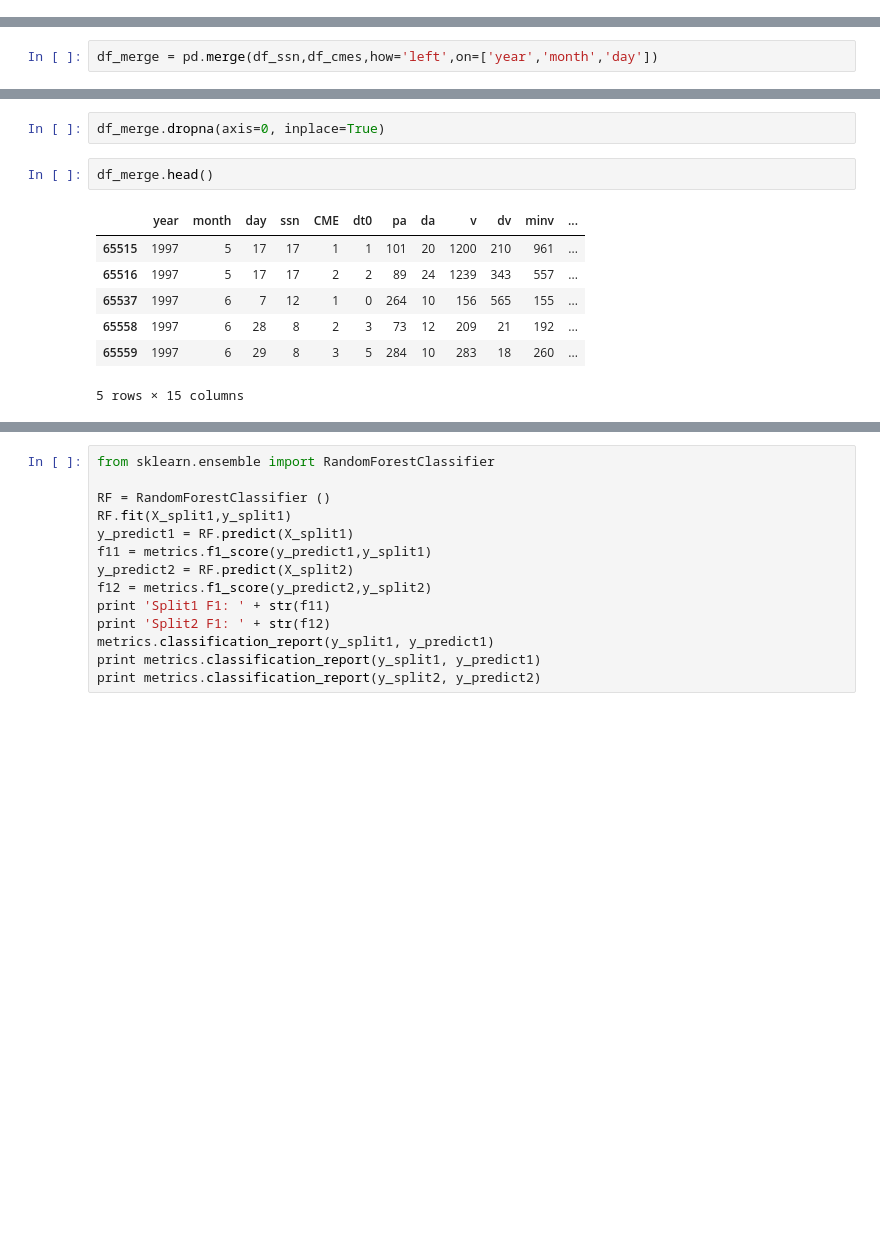
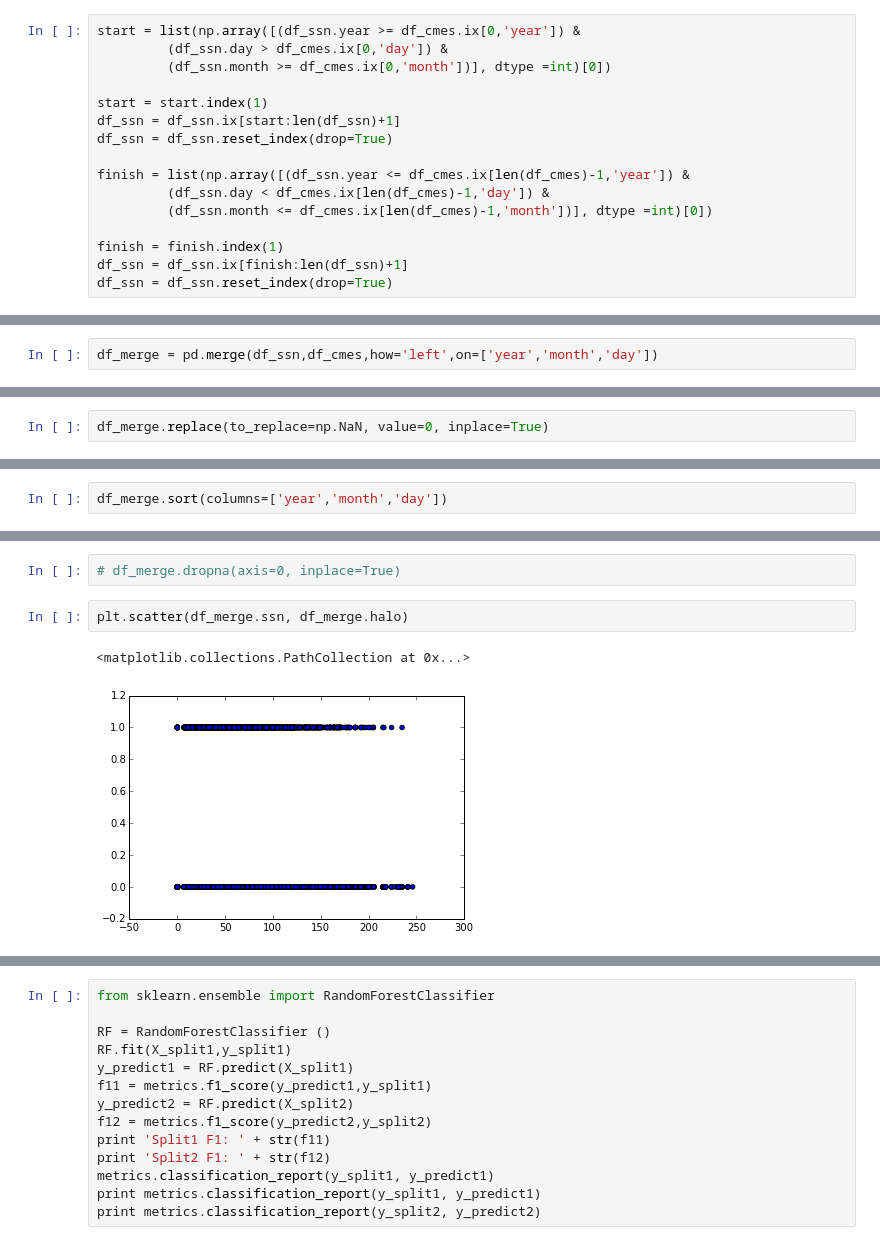
Before and after one commit to dinob0t/ga_project_final, a Jupyter notebook: cmes.ipynb, the cells around one changed output, grey strips where cells are left out. Saved outputs shown, nothing was run; the diff lists cells and outputs as text; blank space fills up the shorter version.

```diff
--- a/cmes.ipynb
+++ b/cmes.ipynb
@@ -52,0 +56,16 @@ for feature in df_ssn.columns:
+# %%
+start = list(np.array([(df_ssn.year >= df_cmes.ix[0,'year']) &
+         (df_ssn.day > df_cmes.ix[0,'day']) &
+         (df_ssn.month >= df_cmes.ix[0,'month'])], dtype =int)[0])
+
+start = start.index(1)
+df_ssn = df_ssn.ix[start:len(df_ssn)+1]
+df_ssn = df_ssn.reset_index(drop=True)
+
+finish = list(np.array([(df_ssn.year <= df_cmes.ix[len(df_cmes)-1,'year']) &
+         (df_ssn.day < df_cmes.ix[len(df_cmes)-1,'day']) &
+         (df_ssn.month <= df_cmes.ix[len(df_cmes)-1,'month'])], dtype =int)[0])
+
+finish = finish.index(1)
+df_ssn = df_ssn.ix[finish:len(df_ssn)+1]
+df_ssn = df_ssn.reset_index(drop=True)
@@ -86,0 +128,2 @@ df_merge = pd.merge(df_ssn,df_cmes,how='left',on=['year','month','day'])
+# %%
+df_merge.replace(to_replace=np.NaN, value=0, inplace=True)
@@ -86,0 +132,2 @@ df_merge = pd.merge(df_ssn,df_cmes,how='left',on=['year','month','day'])
+# %%
+df_merge.sort(columns=['year','month','day'])
@@ -87,15 +153,10 @@ df_merge = pd.merge(df_ssn,df_cmes,how='left',on=['year','month','day'])
 # %%
-df_merge.dropna(axis=0, inplace=True)
+# df_merge.dropna(axis=0, inplace=True)
-# %%
-df_merge.head()
-# %% [output]
-|  | year | month | day | ssn | CME | dt0 | pa | da | v | dv | minv | ... |
-| 65515 | 1997 | 5 | 17 | 17 | 1 | 1 | 101 | 20 | 1200 | 210 | 961 | ... |
-| 65516 | 1997 | 5 | 17 | 17 | 2 | 2 | 89 | 24 | 1239 | 343 | 557 | ... |
-| 65537 | 1997 | 6 | 7 | 12 | 1 | 0 | 264 | 10 | 156 | 565 | 155 | ... |
-| 65558 | 1997 | 6 | 28 | 8 | 2 | 3 | 73 | 12 | 209 | 21 | 192 | ... |
-| 65559 | 1997 | 6 | 29 | 8 | 3 | 5 | 284 | 10 | 283 | 18 | 260 | ... |
-5 rows × 15 columns
+# %%
+plt.scatter(df_merge.ssn, df_merge.halo)
+# %% [output]
+<matplotlib.collections.PathCollection at 0x...>
+[figure, added]
 # %%
 features = 'ssn'
 
```
Also changed, not shown: parts of 9 cells of this notebook, 1 other file.
